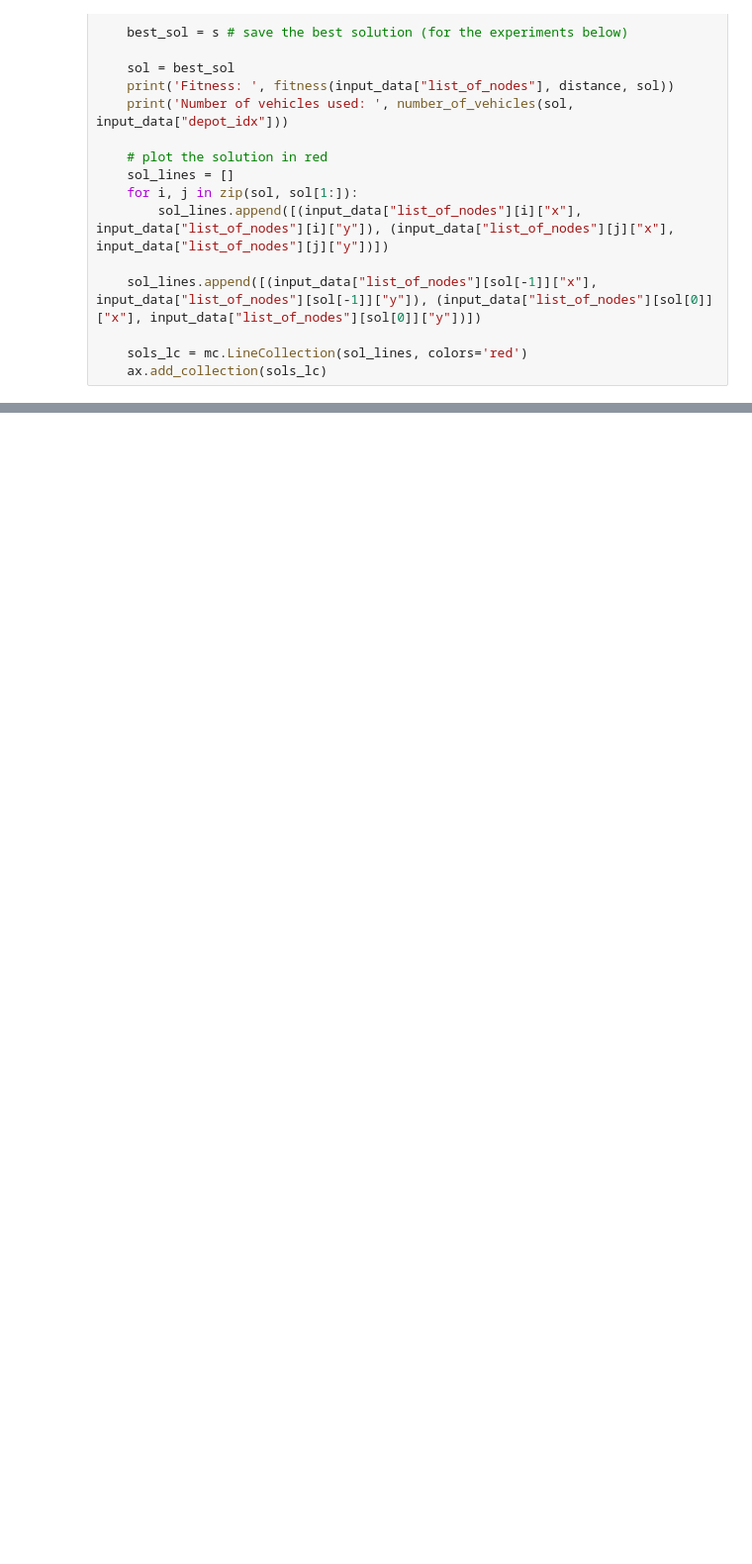
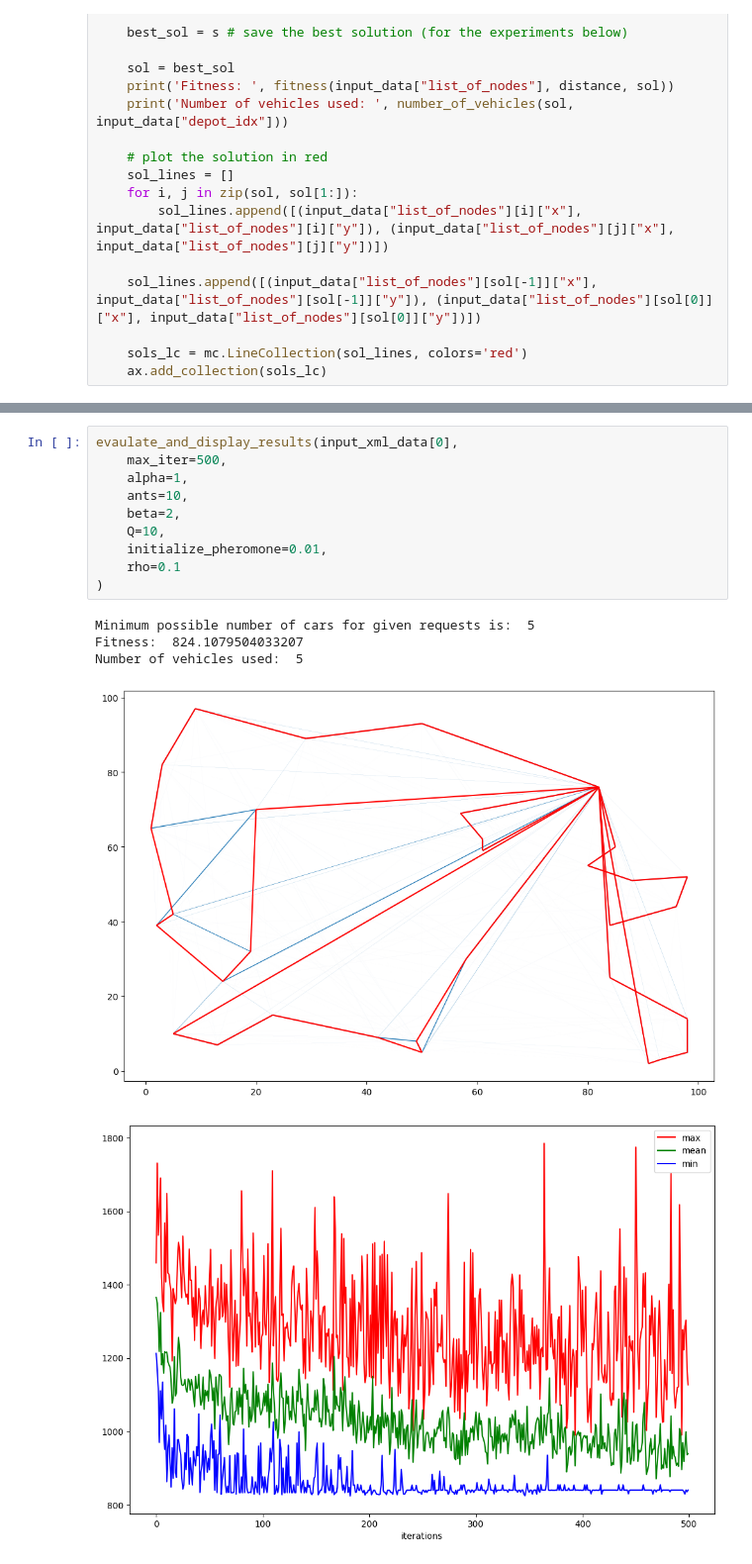
Before and after one commit to Aviuss/Vehicle-routing-problem, a Jupyter notebook: main.ipynb, the cells around one changed output, grey strips where cells are left out. Shown at 99% size. Saved outputs shown, nothing was run; the diff lists cells and outputs as text; blank space fills up the shorter version.

```diff
--- a/main.ipynb
+++ b/main.ipynb
@@ -277,0 +288,16 @@ def evaulate_and_display_results(input_data, max_iter=3000, alpha=1, ants=10, be
+# %%
+evaulate_and_display_results(input_xml_data[0],
+    max_iter=500,
+    alpha=1,
+    ants=10,
+    beta=2,
+    Q=10,
+    initialize_pheromone=0.01,
+    rho=0.1
+)
+# %% [output]
+Minimum possible number of cars for given requests is:  5
+Fitness:  824.1079504033207
+Number of vehicles used:  5
+[figure, added]
+[figure, added]
```
Also changed, not shown: parts of 7 cells of this notebook.
